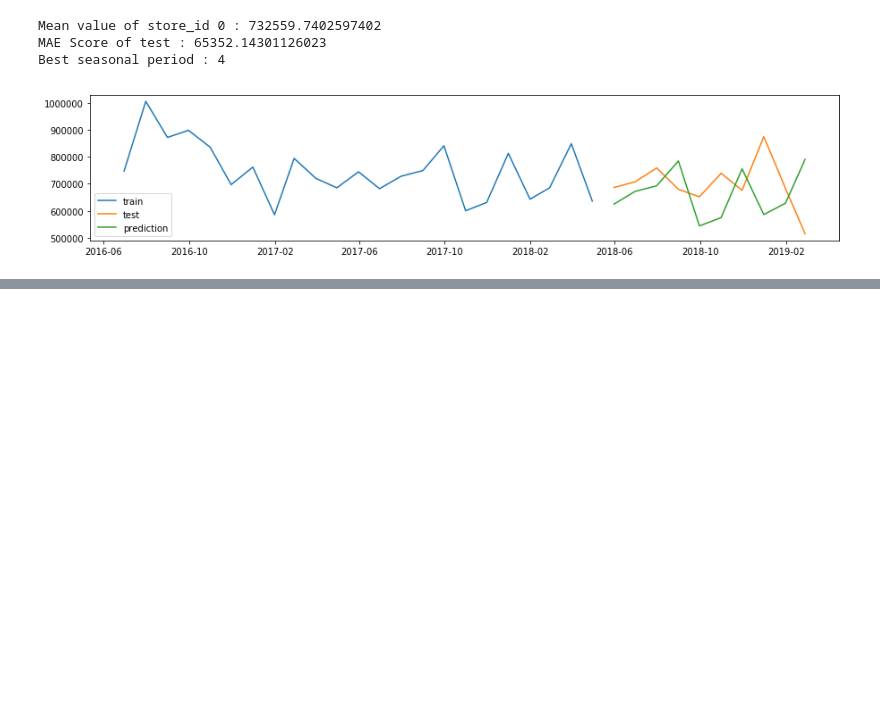
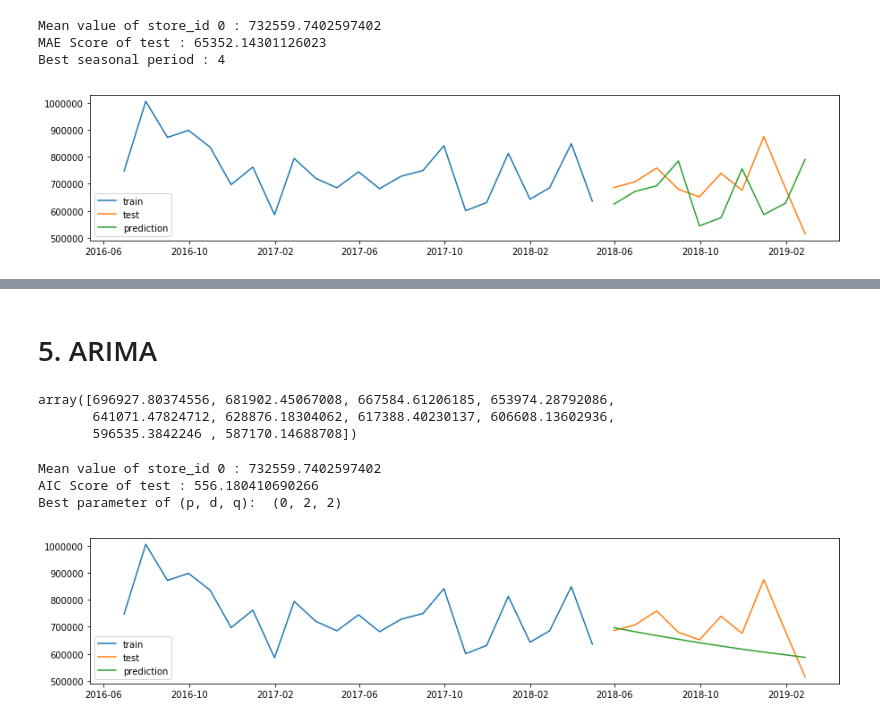
Before and after one commit to parksjsj9368/KAGGLE-DACON, a Jupyter notebook: 04. Dacon - StoreCreditCard/신용카드_매출 예측 4위.ipynb, the cells around one changed output, grey strips where cells are left out. Cells and saved outputs as stored; diff of their text form; code cells hidden in the pictures; blank space fills up the shorter version.

```diff
--- a/04. Dacon - StoreCreditCard/신용카드_매출_예측 4위.ipynb
+++ b/04. Dacon - StoreCreditCard/신용카드_매출 예측 4위.ipynb
@@ -724,0 +831,45 @@ holt_winters_sub.to_csv('./__data/sub/funda_holt_winters_sub.csv', index=False)
+# %% [markdown]
+# 5. ARIMA
+# %%
+df_set = df_month[df_month.store_id == 0]
+
+size = int(len(df_set) * 0.7)
+train = df_set[:size]
+test = df_set[size:]
+
+pdq = list(itertools.product(range(4), range(3), range(4)))
+
+# ARMIA(p,d,q) 모형 최적모수 선택
+best_score = 10000000
+best_param = 0
+for param in pdq:
+    try:
+        arima_model = ARIMA(train.amount.values, order=param).fit()
+        if arima_model.aic < best_score:
+            best_score = arima_model.aic
+            best_param = param
+    except:
+        continue
+
+
+# 최적모수로 ARMIA 모델링
+set_arima = ARIMA(df_set.amount.values, order=best_param)
+set_result = set_arima.fit()
+set_output = set_result.forecast(len(test))
+set_pred = set_output[0]
+set_pred
+# %% [output]
+array([696927.80374556, 681902.45067008, 667584.61206185, 653974.28792086,
+       641071.47824712, 628876.18304062, 617388.40230137, 606608.13602936,
+       596535.3842246 , 587170.14688708])
+# %%
+print("Mean value of store_id 0 :", df_set.amount.mean())
+print("AIC Score of test :", best_score)
+print("Best parameter of (p, d, q): ",best_param)
+
+plot_train_test_pred_graph(train, test, set_pred)
+# %% [output]
+Mean value of store_id 0 : 732559.7402597402
+AIC Score of test : 556.180410690266
+Best parameter of (p, d, q):  (0, 2, 2)
+[figure, added]
```
Also changed, not shown: parts of 63 cells of this notebook, 1 other file.
